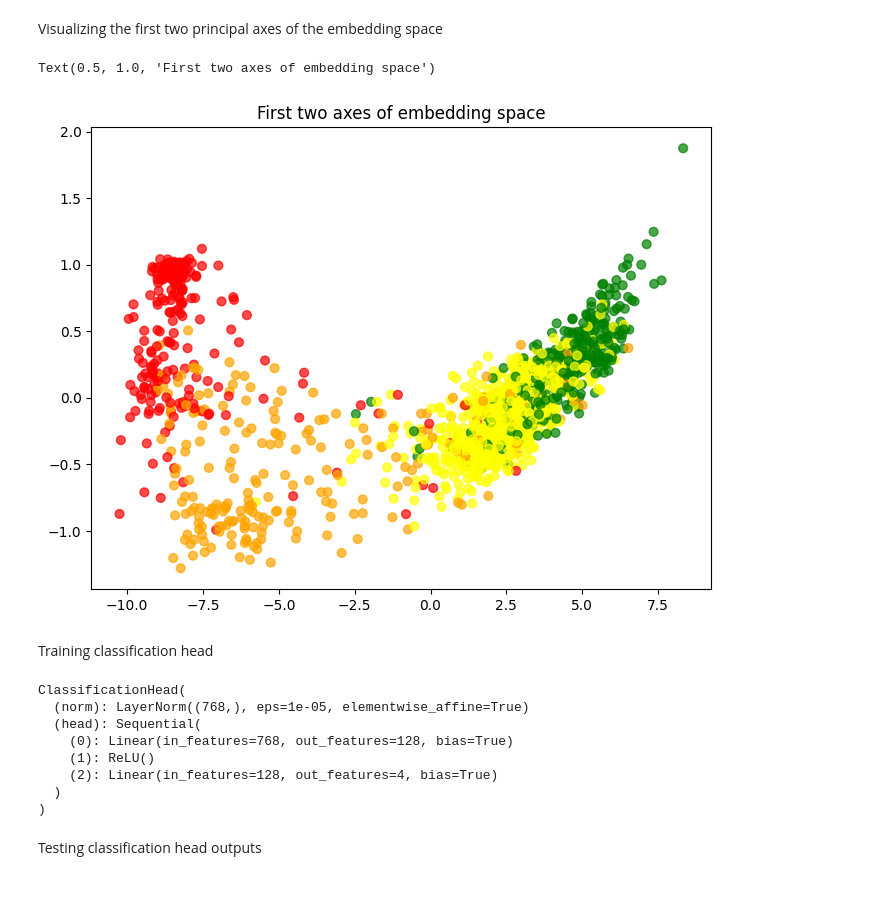
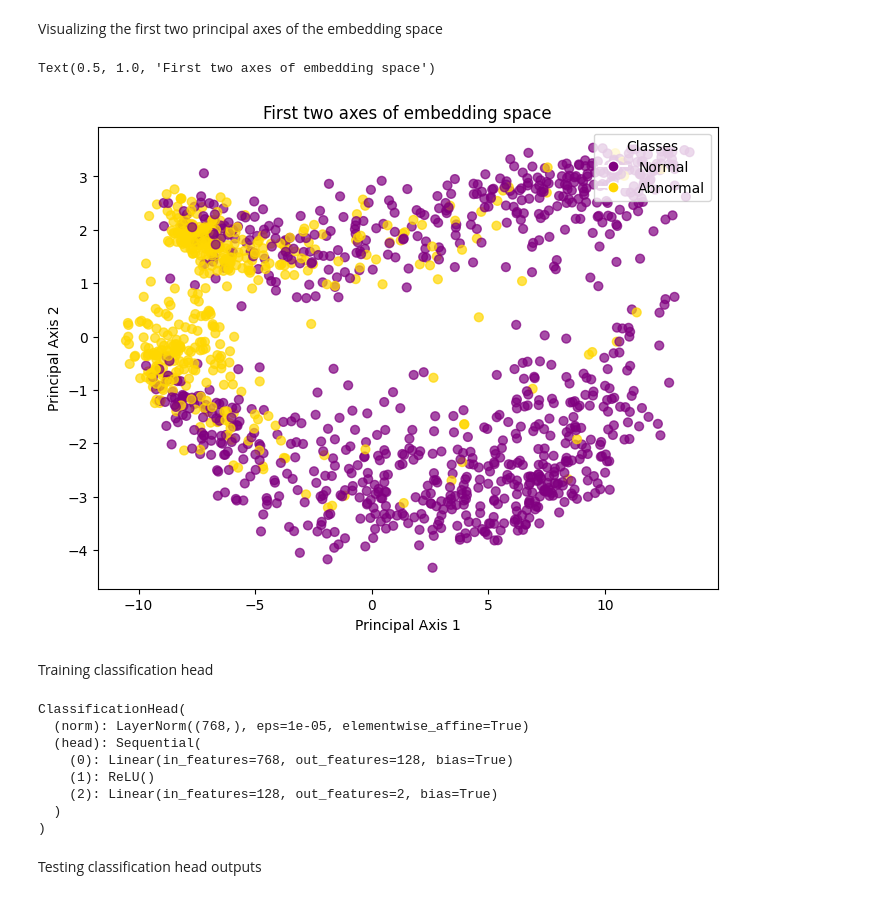
Before and after one commit to ModernNeesh/alertcalifornia-anomaly-detection, a Jupyter notebook: model_test_runs_deepsad.ipynb, the cells around one changed output. Cells and saved outputs as stored; diff of their text form; code cells hidden in the pictures.

```diff
--- a/model_test_runs_deepsad.ipynb
+++ b/model_test_runs_deepsad.ipynb
@@ -30,7 +44,7 @@ device = 'cuda'
 model_path = 'weights/'
 model_name = "deepsad_init_model.pth"
 
-data = dataloading.get_data(labels_csv, 'camera_data/images/', replace_images = False)
+data = dataloading.get_data(labels_csv, 'camera_data/images/', replace_images = False, binarize = False)
 
 labeled_data = data[data['choice'] > -1]
 
@@ -209,17 +260,15 @@ You should probably TRAIN this model on a down-stream task to be able to use it
 # %% [markdown]
 Instantiating the training settings
 # %%
-loss_func = loss_functions.HierarchicalSADLoss(model=encoder, train_data=train_dataloader, num_classes = 4,
-device = device, eta = 1, alpha = 10)
-#loss_func = loss_functions.TripletMarginLoss(margin = 0.19)
-optimizer = optim.Adam(encoder.parameters(), lr=1e-5, weight_decay=1e-6)
-num_epochs = 10
+loss_func = loss_functions.DeepSADLoss(model=encoder, train_data=train_dataloader, device = device, eta = 10)
+optimizer = optim.Adam(encoder.parameters(), lr=1e-6, weight_decay=1e-7)
+num_epochs = 1
 # %% [markdown]
 Training the model
 # %%
 losses = model_functions.train_model(encoder, train_data=full_train_dataloader,
                                 num_epochs=num_epochs, loss_func=loss_func,
-                                optimizer=optimizer, name = 'hierarchical_loss_init_model.pth', path = 'weights/', device=device)
+                                optimizer=optimizer, name = 'sad_loss_model.pth', path = 'weights/', device=device)
 # %%
 import matplotlib.pyplot as plt
 
@@ -271,25 +316,22 @@ reduced_embeddings, labels = model_functions.reduce_pca(train_embeddings, train_
 # %%
-colors = {0: "green", 1: "yellow", 2: "orange", 3: "red"}
-names = {0: "Normal", 1: "Minor Anomaly", 2: "Major Anomaly", 3: "Severe Anomaly"}
-
 fig, ax = plt.subplots(figsize=(8, 6))
-ax = data_vis.plot_data(reduced_embeddings, labels, pcx = 1, pcy = 2, colors=colors, names = names, ax=ax)
+ax = data_vis.plot_data(reduced_embeddings, labels, pcx = 1, pcy = 2, ax=ax)
 ax.set_title("First two axes of embedding space")
 # %% [output]
 Text(0.5, 1.0, 'First two axes of embedding space')
-[figure, old version]
+[figure, new version]
 # %% [markdown]
 Training classification head
 # %%
 losses = []
 
-classification_head = models.ClassificationHead()
+classification_head = models.ClassificationHead(num_classes=2)
 classification_head.to(device)
 
 head_criterion = nn.CrossEntropyLoss()
 head_optimizer = optim.Adam(classification_head.parameters(), lr=1e-3) # Optimize only the new head
 
-losses = model_functions.train_classification_head(classification_head, train_embedding_dataloader, num_epochs=15, criterion=head_criterion, optimizer=head_optimizer,
+losses = model_functions.train_classification_head(classification_head, train_embedding_dataloader, num_epochs=10, criterion=head_criterion, optimizer=head_optimizer,
                            device=device, model_name=model_name, model_path = "weights/", save=True)
 
 #Report training and validation accuracy
@@ -300,7 +342,7 @@ ClassificationHead(
   (head): Sequential(
     (0): Linear(in_features=768, out_features=128, bias=True)
     (1): ReLU()
-    (2): Linear(in_features=128, out_features=4, bias=True)
+    (2): Linear(in_features=128, out_features=2, bias=True)
   )
 )
 # %% [markdown]
```
Also changed, not shown: parts of 14 cells of this notebook, 8 other files.
